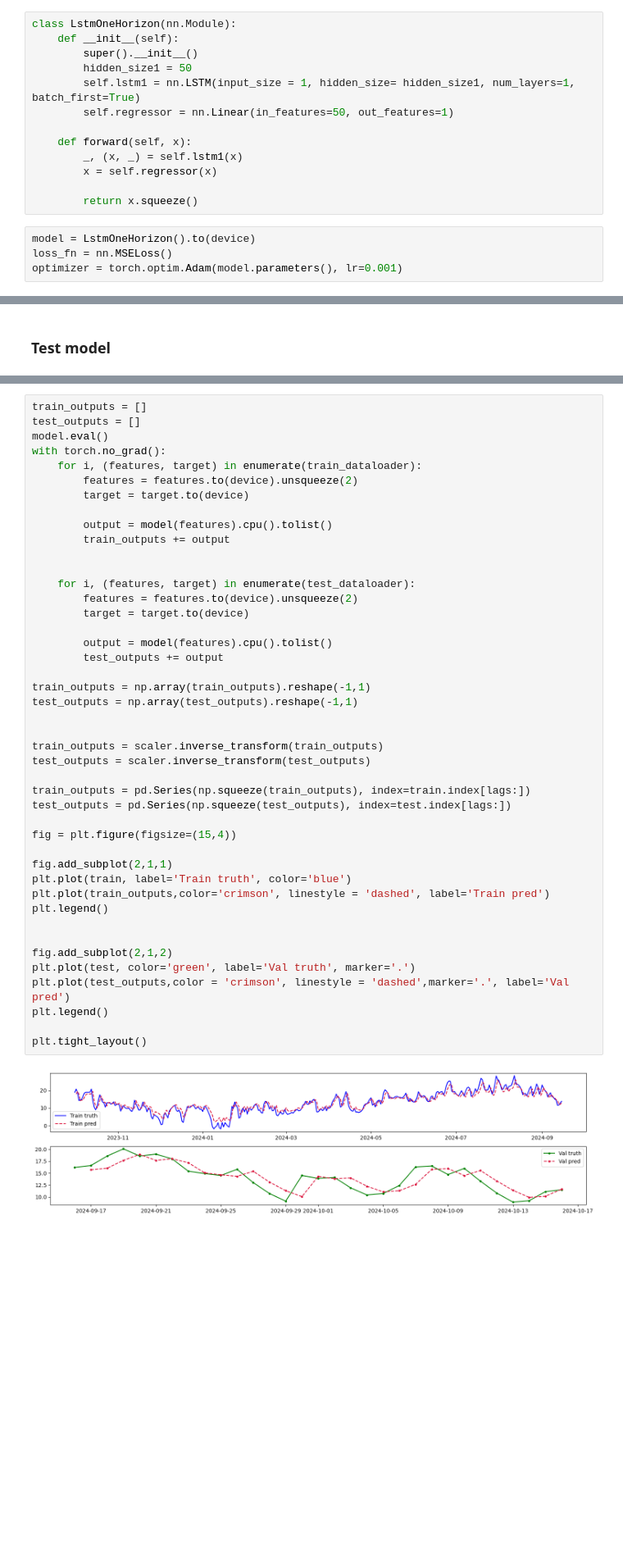
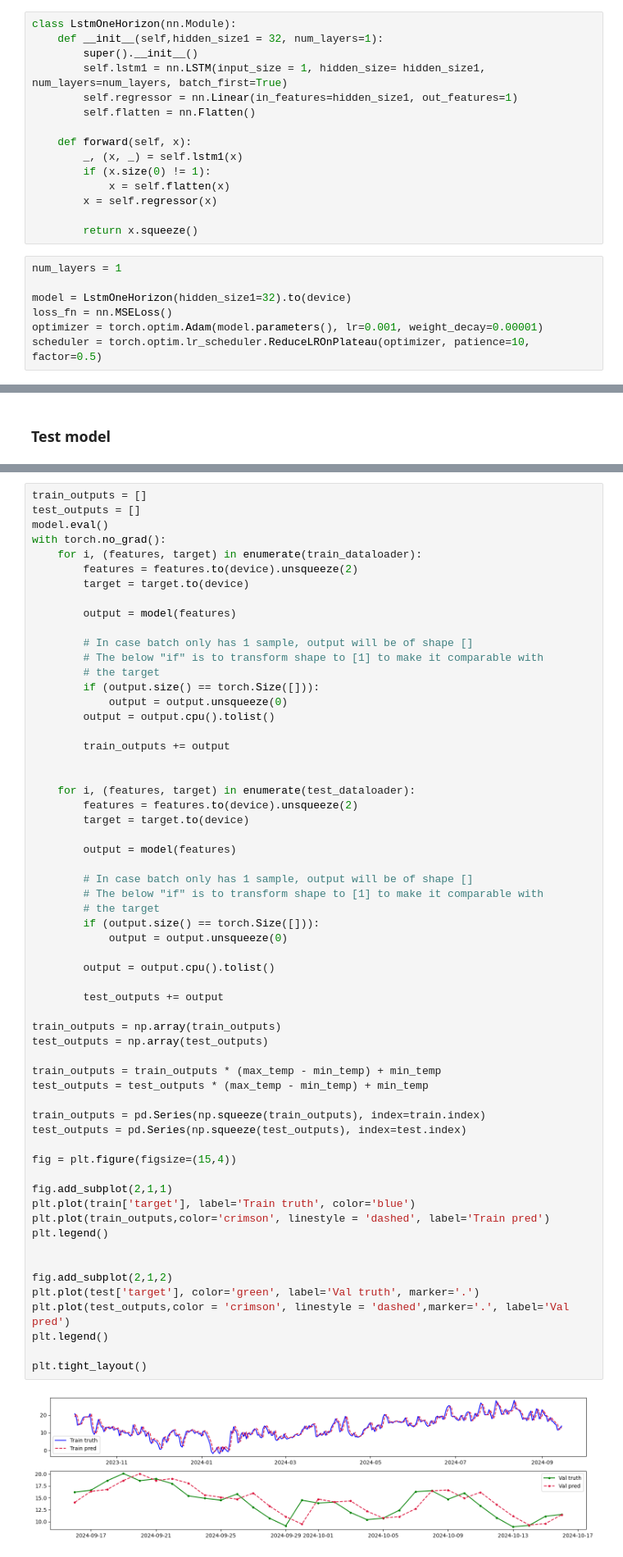
Before and after one commit to dangnguyen2910/temperature_forecasting, a Jupyter notebook: src/lstm.ipynb, the cells around one changed output, grey strips where cells are left out. Shown: that part at 82% size. Saved outputs shown, nothing was run; the diff lists cells and outputs as text; blank space fills up the shorter version.

```diff
--- a/src/lstm.ipynb
+++ b/src/lstm.ipynb
@@ -153,21 +180,26 @@ test_dataloader = DataLoader(test_dataset, batch_size=batch, shuffle=False)
 ### Define model
 # %%
 class LstmOneHorizon(nn.Module):
-    def __init__(self):
+    def __init__(self,hidden_size1 = 32, num_layers=1):
         super().__init__()
-        hidden_size1 = 50
-        self.lstm1 = nn.LSTM(input_size = 1, hidden_size= hidden_size1, num_layers=1, batch_first=True)
-        self.regressor = nn.Linear(in_features=50, out_features=1)
+        self.lstm1 = nn.LSTM(input_size = 1, hidden_size= hidden_size1, num_layers=num_layers, batch_first=True)
+        self.regressor = nn.Linear(in_features=hidden_size1, out_features=1)
+        self.flatten = nn.Flatten()
 
     def forward(self, x):
         _, (x, _) = self.lstm1(x)
+        if (x.size(0) != 1):
+            x = self.flatten(x)
         x = self.regressor(x)
 
         return x.squeeze()
 # %%
-model = LstmOneHorizon().to(device)
+num_layers = 1
+
+model = LstmOneHorizon(hidden_size1=32).to(device)
 loss_fn = nn.MSELoss()
-optimizer = torch.optim.Adam(model.parameters(), lr=0.001)
+optimizer = torch.optim.Adam(model.parameters(), lr=0.001, weight_decay=0.00001)
+scheduler = torch.optim.lr_scheduler.ReduceLROnPlateau(optimizer, patience=10, factor=0.5)
 # %% [markdown]
 ### Train
 # %%
@@ -262,43 +303,59 @@ model.eval()
 with torch.no_grad():
     for i, (features, target) in enumerate(train_dataloader):
         features = features.to(device).unsqueeze(2)
         target = target.to(device)
 
-        output = model(features).cpu().tolist()
+        output = model(features)
+
+        # In case batch only has 1 sample, output will be of shape []
+        # The below "if" is to transform shape to [1] to make it comparable with
+        # the target
+        if (output.size() == torch.Size([])):
+            output = output.unsqueeze(0)
+        output = output.cpu().tolist()
+
         train_outputs += output
 
 
     for i, (features, target) in enumerate(test_dataloader):
         features = features.to(device).unsqueeze(2)
         target = target.to(device)
 
-        output = model(features).cpu().tolist()
+        output = model(features)
+
+        # In case batch only has 1 sample, output will be of shape []
+        # The below "if" is to transform shape to [1] to make it comparable with
+        # the target
+        if (output.size() == torch.Size([])):
+            output = output.unsqueeze(0)
+
+        output = output.cpu().tolist()
+
         test_outputs += output
 
-train_outputs = np.array(train_outputs).reshape(-1,1)
-test_outputs = np.array(test_outputs).reshape(-1,1)
+train_outputs = np.array(train_outputs)
+test_outputs = np.array(test_outputs)
 
+train_outputs = train_outputs * (max_temp - min_temp) + min_temp
+test_outputs = test_outputs * (max_temp - min_temp) + min_temp
 
-train_outputs = scaler.inverse_transform(train_outputs)
-test_outputs = scaler.inverse_transform(test_outputs)
-
-train_outputs = pd.Series(np.squeeze(train_outputs), index=train.index[lags:])
-test_outputs = pd.Series(np.squeeze(test_outputs), index=test.index[lags:])
+train_outputs = pd.Series(np.squeeze(train_outputs), index=train.index)
+test_outputs = pd.Series(np.squeeze(test_outputs), index=test.index)
 
 fig = plt.figure(figsize=(15,4))
 
 fig.add_subplot(2,1,1)
-plt.plot(train, label='Train truth', color='blue')
+plt.plot(train['target'], label='Train truth', color='blue')
 plt.plot(train_outputs,color='crimson', linestyle = 'dashed', label='Train pred')
 plt.legend()
 
 
 fig.add_subplot(2,1,2)
-plt.plot(test, color='green', label='Val truth', marker='.')
+plt.plot(test['target'], color='green', label='Val truth', marker='.')
 plt.plot(test_outputs,color = 'crimson', linestyle = 'dashed',marker='.', label='Val pred')
 plt.legend()
 
 plt.tight_layout()
 # %% [output]
-[figure, old version]
+[figure, new version]
 # %%
```
Also changed, not shown: parts of 24 cells of this notebook.
